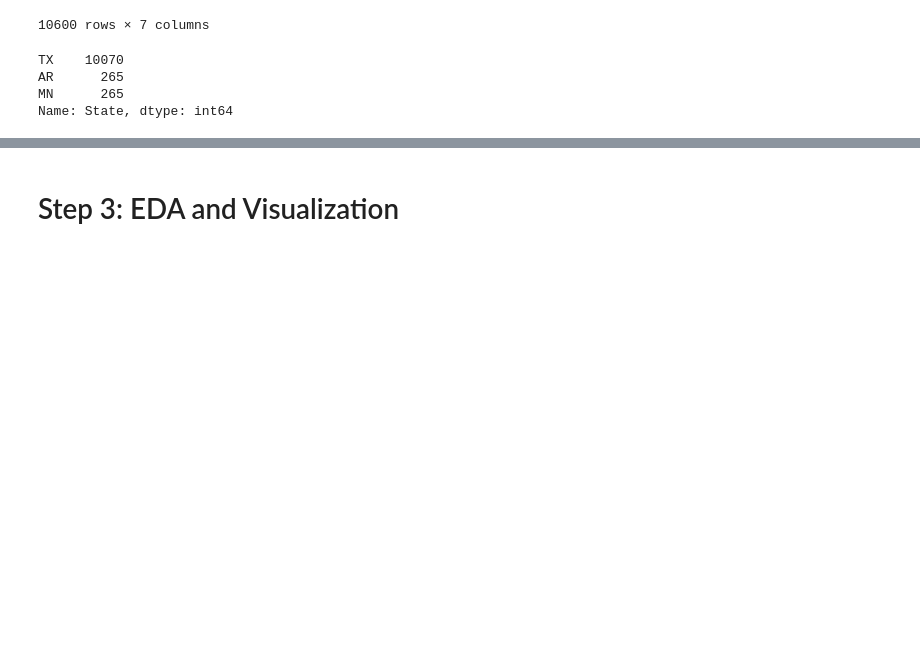
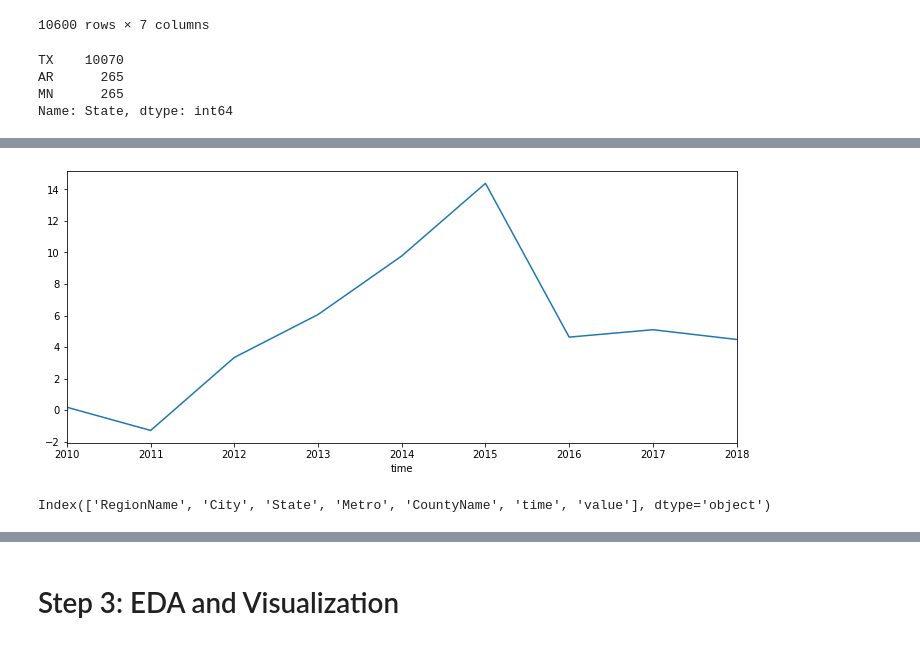
Before and after one commit to kuninethan95/Time_Series_Model, a Jupyter notebook: time-series/starter_notebook.ipynb, the cells around one changed output, grey strips where cells are left out. Cells and saved outputs as stored; diff of their text form; code cells hidden in the pictures; blank space fills up the shorter version.

```diff
--- a/time-series/starter_notebook.ipynb
+++ b/time-series/starter_notebook.ipynb
@@ -114,0 +171,2 @@ austin_78704
+# %%
+df_yearly.drop('pct_change', axis=1, inplace=True)
@@ -114,0 +183,4 @@ austin_78704
+# %%
+df_yearly.freq = 'Y'
+# %%
+df_yearly['test'] = df_yearly.pct_change(periods=1)
@@ -114,0 +197,2 @@ austin_78704
+# %%
+df_yearly['test']=df_yearly['test'].map(lambda x: x*100)
@@ -114,0 +220,15 @@ austin_78704
+# %%
+ax =df_yearly['test']['2010-01-01':].plot(figsize=(12,5))
+from matplotlib import dates
+
+# ax.xaxis.set_minor_locator(dates.MonthLocator())
+# ax.xaxis.set_minor_formatter(dates.DateFormatter('\n\n%b'))
+ax.xaxis.set_minor_locator(dates.MonthLocator())
+# ax.xaxis.set_minor_formatter(dates.DateFormatter('\n\n%b'))
+ax.xaxis.set_minor_formatter(dates.DateFormatter(fmt="%Q"))
+# %% [output]
+[figure, added]
+# %%
+df_austinlong.columns
+# %% [output]
+Index(['RegionName', 'City', 'State', 'Metro', 'CountyName', 'time', 'value'], dtype='object')
```
Also changed, not shown: parts of 30 cells of this notebook.
